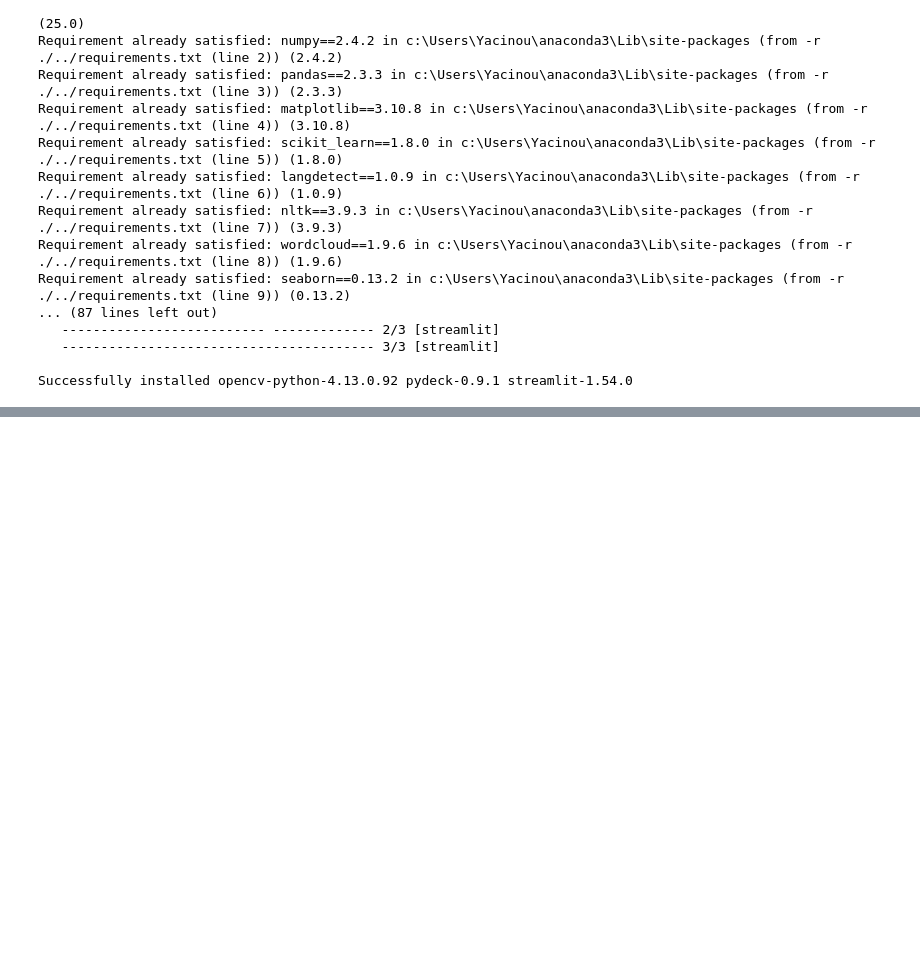
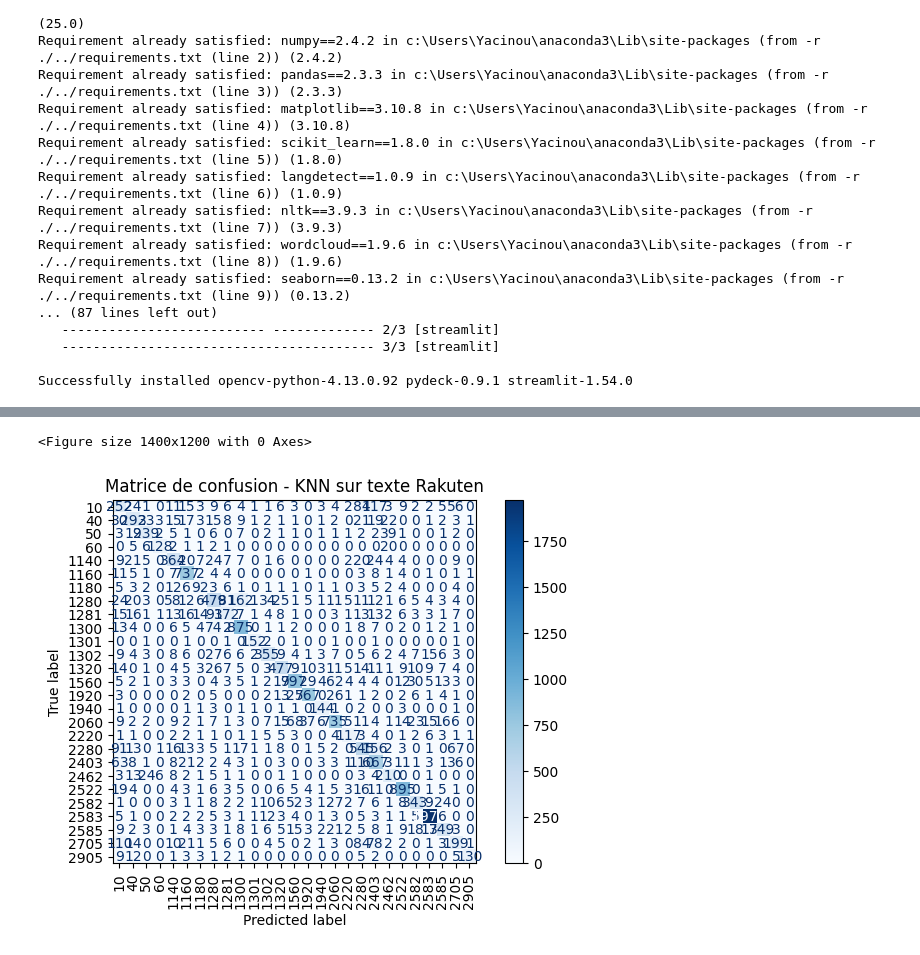
Before and after one commit to YacineA7/Rakuten-MLE-DEC25, a Jupyter notebook: notebooks/KNN_model.ipynb, the cells around one changed output, grey strips where cells are left out. Drawn from its saved outputs; the diff is of its cells as text; code cells hidden in the pictures; blank space fills up the shorter version.

```diff
--- a/notebooks/KNN_model.ipynb
+++ b/notebooks/KNN_model.ipynb
@@ -168,0 +301,18 @@ X_test = vectorizer.transform(X_test)
+# %%
+# Test de modèle KNN sur les données vectorisées
+# Création du classifieur KNN
+knn = KNeighborsClassifier(
+    n_neighbors=5,
+    metric="cosine",
+    weights="distance",
+    n_jobs=-1
+)
+
+# Entraînement du classifieur
+knn.fit(X_train_tfidf, y_train)
+# Prédiction sur l'ensemble de test
+y_pred_knn = knn.predict(X_test_tfidf)
+
+# Calcul F1-score pondéré
+f1_knn = f1_score(y_test, y_pred_knn, average="weighted")
+print("F1-score du modèle KNN:", f1_knn)
@@ -168,0 +321,10 @@ X_test = vectorizer.transform(X_test)
+# %%
+# Rapport de classification détaillé
+print(classification_report(
+    y_test, y_pred_knn,
+    target_names=le.classes_.astype(str),  # Noms des classes originales
+    digits=4
+))
+
+# Matrice de confusion
+cm = confusion_matrix(y_test, y_pred_knn)  # Calcul matrice confusion
@@ -169 +349,13 @@ X_test = vectorizer.transform(X_test)
+# %%
+# Affichage matrice de confusion avec seaborn
+plt.figure(figsize=(14,12))
+disp = ConfusionMatrixDisplay(confusion_matrix=cm, display_labels=le.classes_.astype(str))
+disp.plot(cmap="Blues", values_format="d", xticks_rotation=45)  # Rotation labels X
+plt.title("Matrice de confusion - KNN sur texte Rakuten")  # Titre informatif
+plt.tight_layout()
+
+plt.show()
+# %% [output]
+<Figure size 1400x1200 with 0 Axes>
+[figure, added]
 # %%
```
Also changed, not shown: parts of 14 cells of this notebook, 2 other files.
